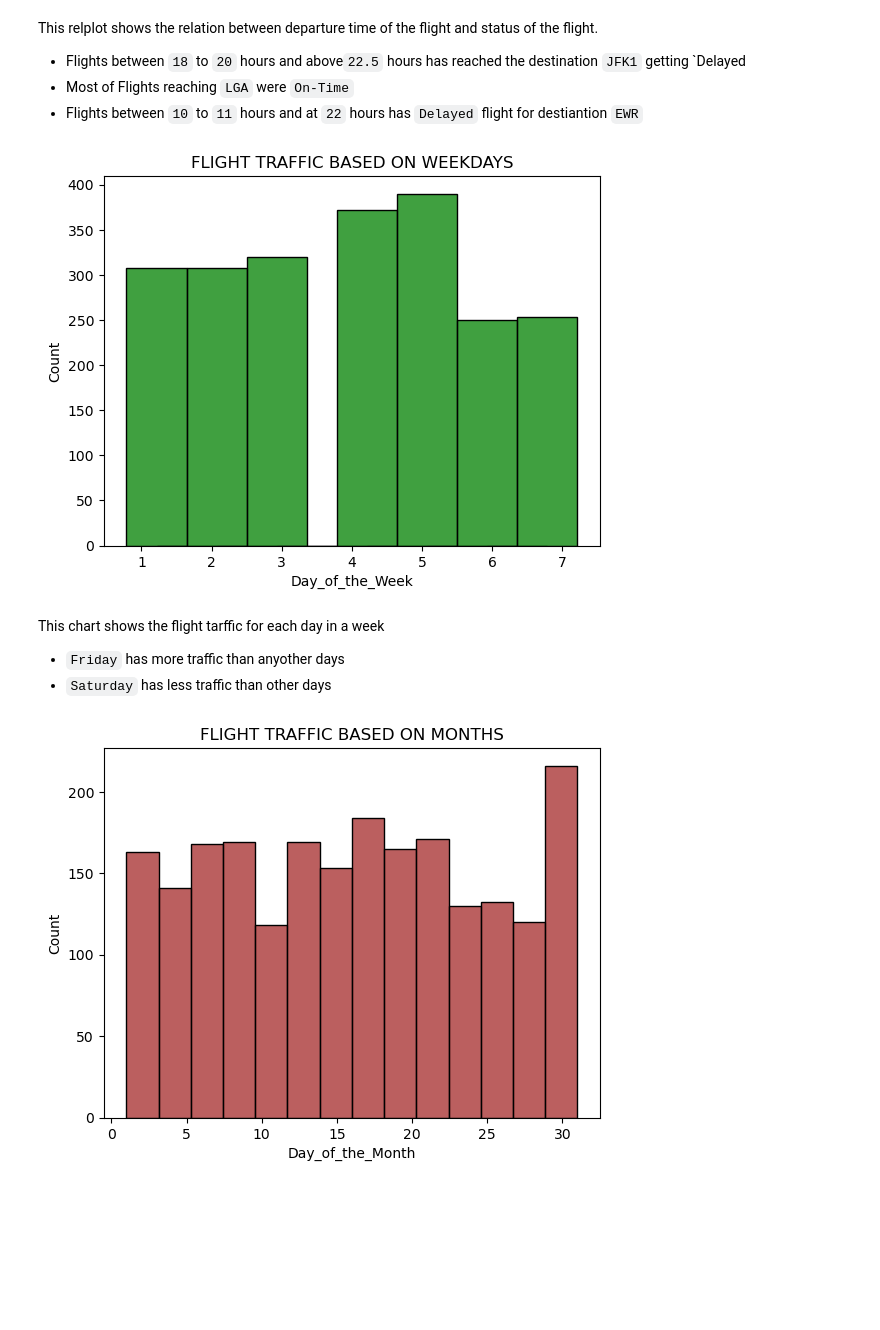
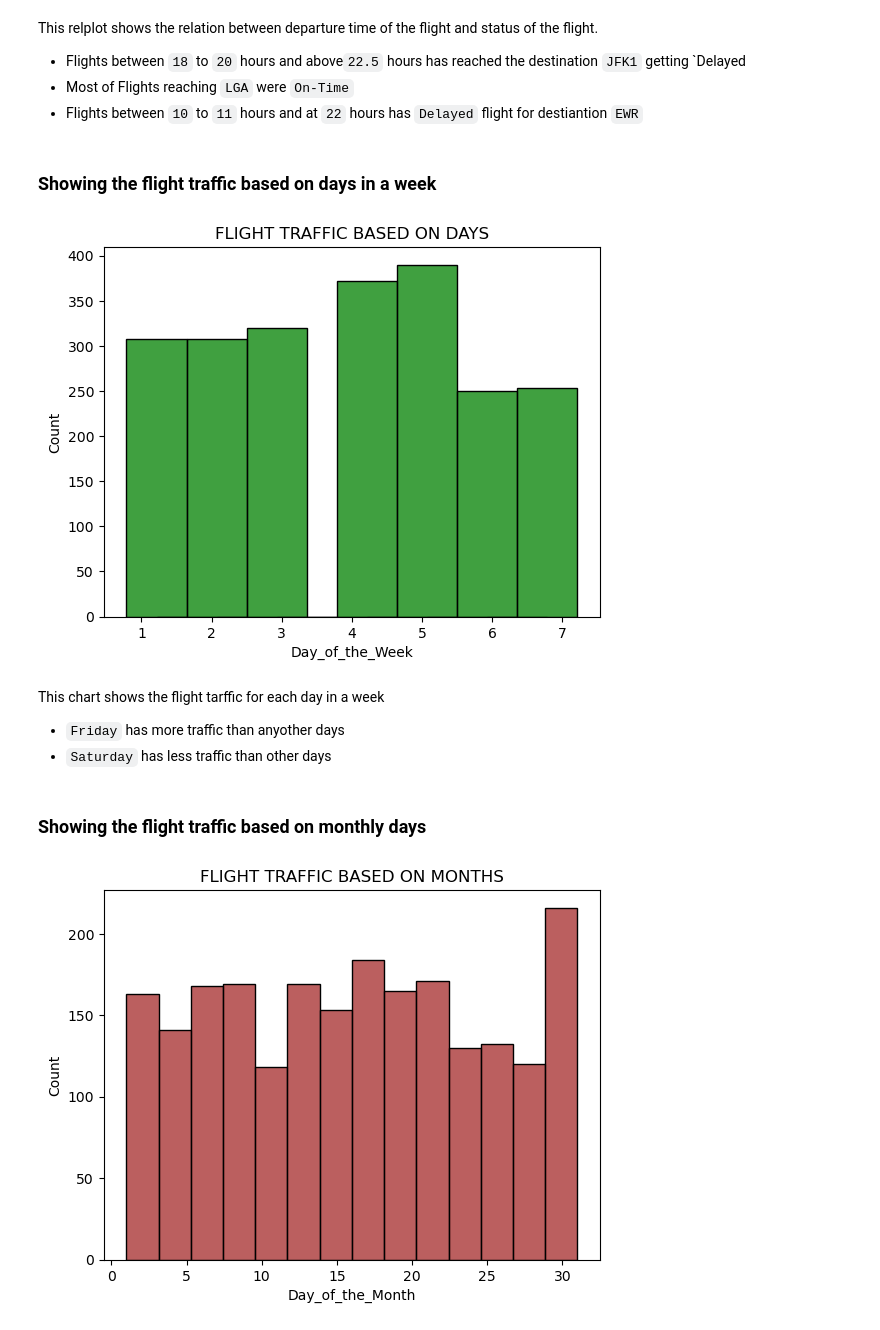
Before and after one commit to PavithraVijaykumaar/Flight-Data-Analysis-ML, a Jupyter notebook: FLIGHT-DATA-EDA.ipynb, the cells around one changed output. Saved outputs shown, nothing was run; the diff lists cells and outputs as text; code cells hidden in the pictures; blank space fills up the shorter version.

```diff
--- a/FLIGHT-DATA-EDA.ipynb
+++ b/FLIGHT-DATA-EDA.ipynb
@@ -349,15 +374,20 @@ This relplot shows the relation between departure time of the flight and status
 - Flights between `18` to `20` hours and above`22.5` hours has reached the destination `JFK1` getting `Delayed
 - Most of Flights reaching `LGA` were `On-Time`
 - Flights between `10` to `11` hours and at `22` hours has `Delayed` flight for destiantion `EWR`
+# %% [markdown]
+### Showing the flight traffic based on days in a week
 # %%
-plt.title('FLIGHT TRAFFIC BASED ON WEEKDAYS')
+#flight traffic on days in a week
+plt.title('FLIGHT TRAFFIC BASED ON DAYS')
 sns.histplot(x='Day_of_the_Week',data=df,shrink=2,color='Green')
 plt.show()
 # %% [output]
-[figure, old version]
+[figure, new version]
 # %% [markdown]
 This chart shows the flight tarffic for each day in a week
 
 - `Friday` has more traffic than anyother days
 - `Saturday` has less traffic than other days
+# %% [markdown]
+### Showing the flight traffic based on monthly days
 # %%
```
Also changed, not shown: parts of 49 cells of this notebook.
